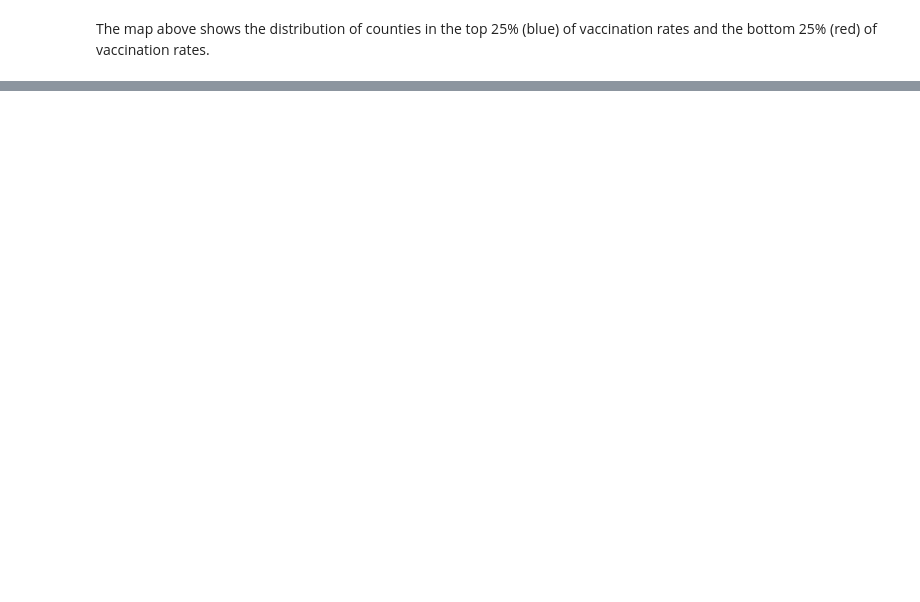
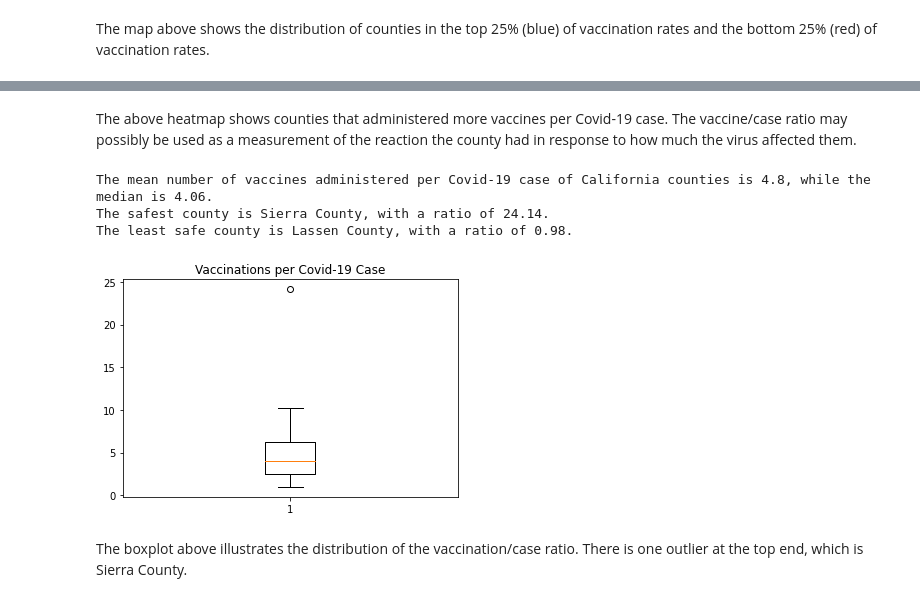
Before and after one commit to danijmartin/Covid-19-California, a Jupyter notebook: Data_Analysis.ipynb, the cells around one changed output, grey strips where cells are left out. Drawn from its saved outputs; the diff is of its cells as text; code cells hidden in the pictures; blank space fills up the shorter version.

```diff
--- a/Data_Analysis.ipynb
+++ b/Data_Analysis.ipynb
@@ -413,0 +452,34 @@ The map above shows the distribution of counties in the top 25% (blue) of vaccin
+# %% [markdown]
+The above heatmap shows counties that administered more vaccines per Covid-19 case. The vaccine/case ratio may possibly be used as a measurement of the reaction the county had in response to how much the virus affected them.
+# %%
+# quick summary of vaccination/case ratios
+vpc_mean = np.mean(county_data.vax_per_case)
+vpc_med = np.median(county_data.vax_per_case)
+vpc_max = county_data.vax_per_case.max()
+vpc_min = county_data.vax_per_case.min()
+
+print(f"The mean number of vaccines administered per Covid-19 case of California counties is {round(vpc_mean,2)}, while the median is {round(vpc_med,2)}.")
+print(f"The safest county is {list(county_data.loc[county_data.vax_per_case==vpc_max].county)[0]} County, with a ratio of {vpc_max}.")
+print(f"The least safe county is {list(county_data.loc[county_data.vax_per_case==vpc_min].county)[0]} County, with a ratio of {vpc_min}.")
+# %% [output]
+The mean number of vaccines administered per Covid-19 case of California counties is 4.8, while the median is 4.06.
+The safest county is Sierra County, with a ratio of 24.14.
+The least safe county is Lassen County, with a ratio of 0.98.
+# %%
+# quartile information
+quarts = county_data.vax_per_case.quantile([0.25,0.5,0.75])
+lq = quarts[.25]
+uq = quarts[.75]
+iqrange = uq-lq
+
+upper_b = uq + (1.5*iqrange)
+lower_b = lq - (1.5*iqrange)
+
+plt.boxplot(county_data.vax_per_case)
+plt.title('Vaccinations per Covid-19 Case')
+plt.savefig('vax_per_case')
+plt.show()
+# %% [output]
+[figure, added]
+# %% [markdown]
+The boxplot above illustrates the distribution of the vaccination/case ratio. There is one outlier at the top end, which is Sierra County.
```
Also changed, not shown: parts of 14 cells of this notebook, 13 other files.
